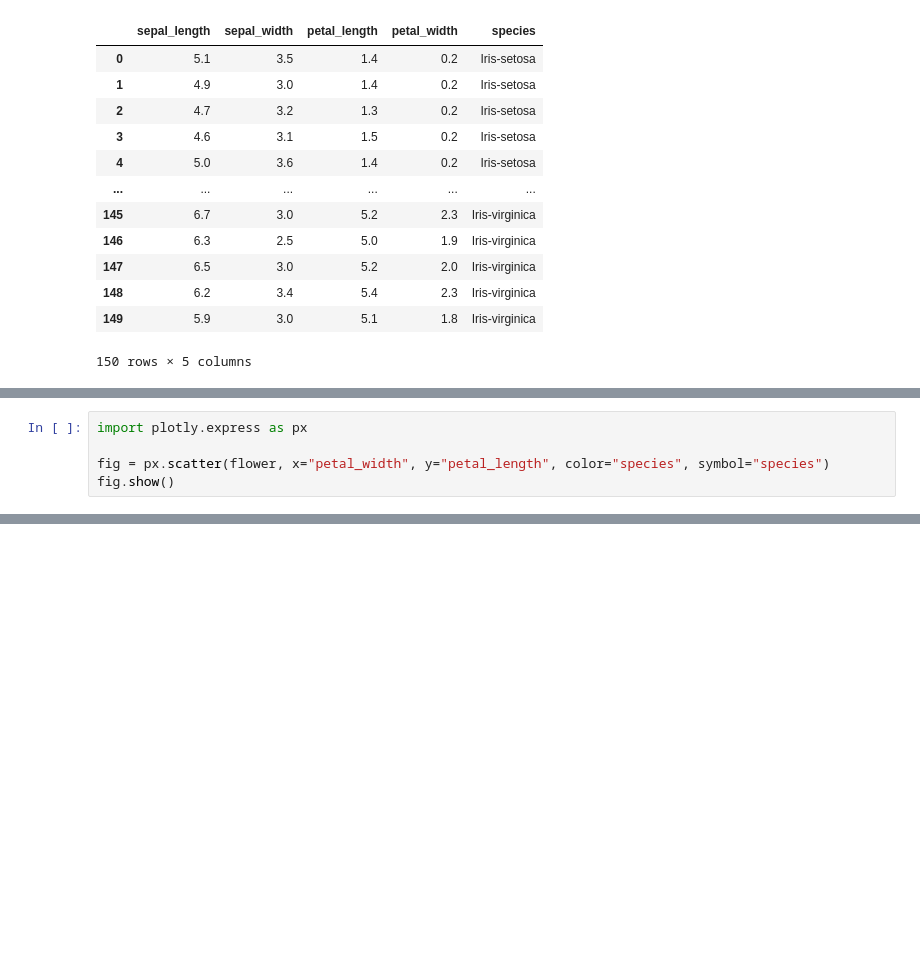
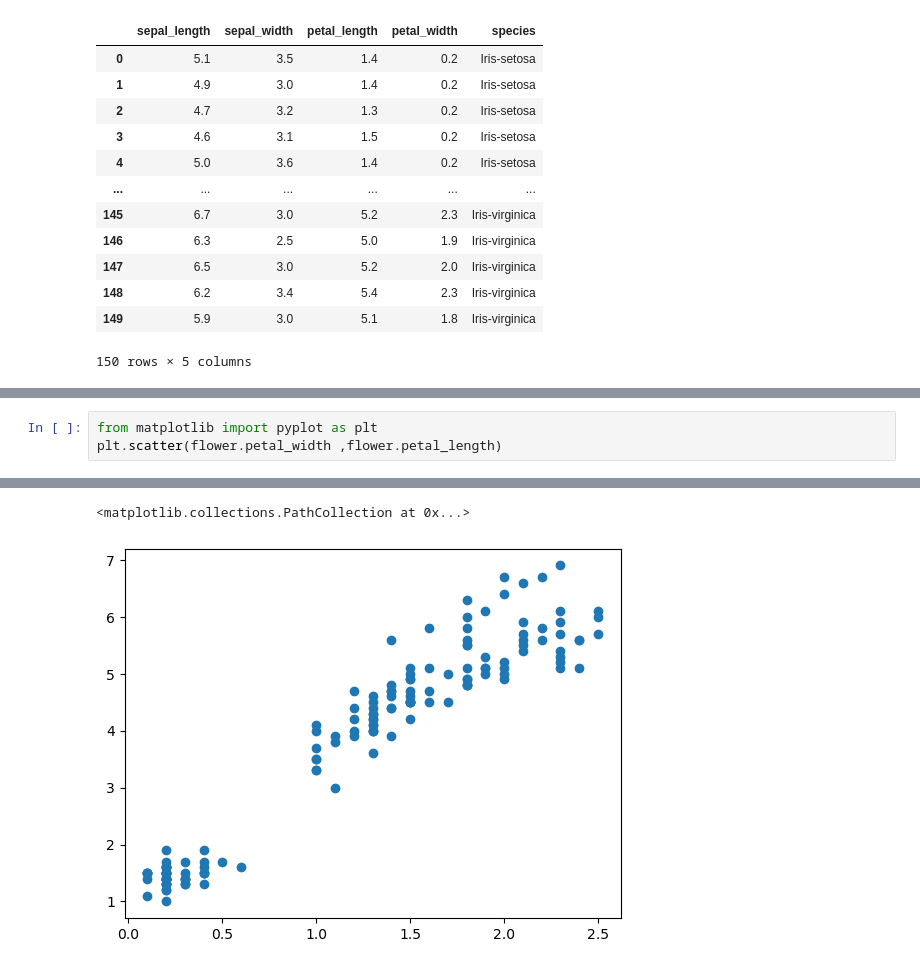
Before and after one commit to bonnie705/PL, a Jupyter notebook: HW2/HW2.ipynb, the cells around one changed output, grey strips where cells are left out. Drawn from its saved outputs; the diff is of its cells as text; blank space fills up the shorter version.

```diff
--- a/HW2/HW2.ipynb
+++ b/HW2/HW2.ipynb
@@ -28,6 +27,4 @@ fig.show()
 # %%
-import plotly.express as px
-
-fig = px.scatter(flower, x="petal_width", y="petal_length", color="species", symbol="species")
-fig.show()
+from matplotlib import pyplot as plt
+plt.scatter(flower.petal_width ,flower.petal_length)
 # %% [output]
@@ -34,0 +31,2 @@ fig.show()
+<matplotlib.collections.PathCollection at 0x...>
+[figure, added]
```
Also changed, not shown: parts of 6 cells of this notebook, 1 other file.
